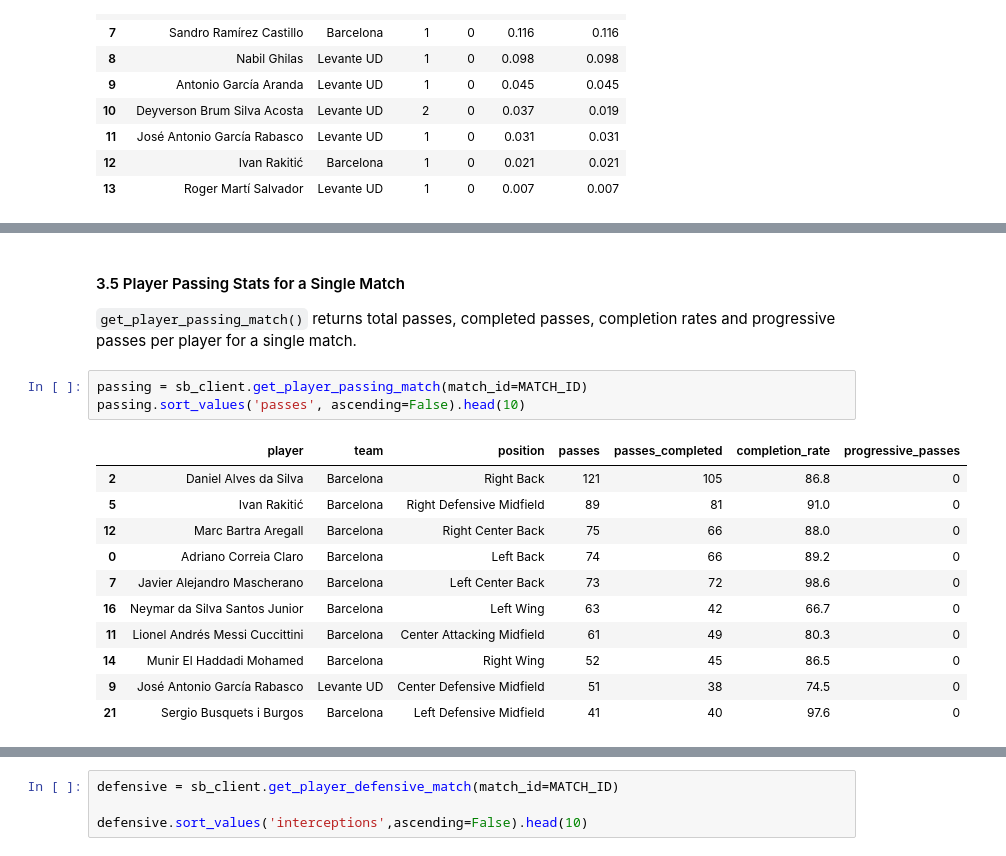
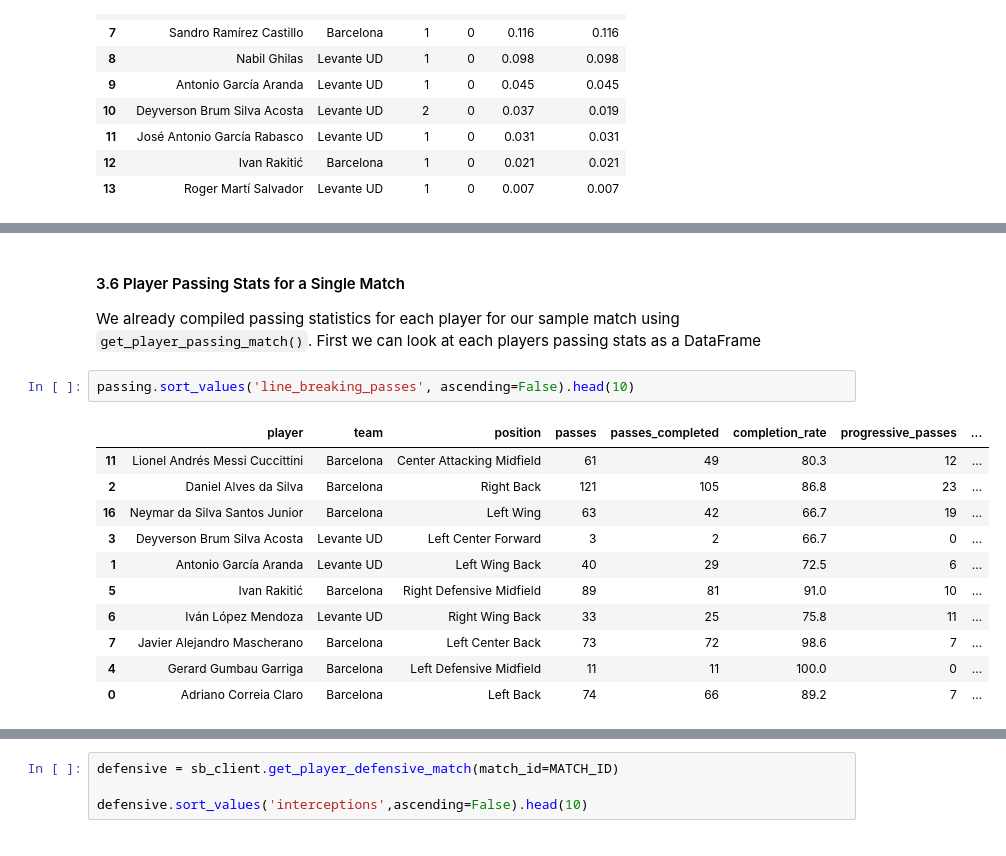
Before and after one commit to leventdusunceli/football_analytics, a Jupyter notebook: notebooks/football_analytics_demo.ipynb, the cells around one changed output, grey strips where cells are left out. Saved outputs shown, nothing was run; the diff lists cells and outputs as text.

```diff
--- a/notebooks/football_analytics_demo.ipynb
+++ b/notebooks/football_analytics_demo.ipynb
@@ -280,19 +328,18 @@ xg_ranking
 # %% [markdown]
-#### 3.5 Player Passing Stats for a Single Match
+#### 3.6 Player Passing Stats for a Single Match
 
-`get_player_passing_match()` returns total passes, completed passes, completion rates and progressive passes per player for a single match.
+We already compiled passing statistics for each player for our sample match using `get_player_passing_match()`. First we can look at each players passing stats as a DataFrame
 # %%
-passing = sb_client.get_player_passing_match(match_id=MATCH_ID)
-passing.sort_values('passes', ascending=False).head(10)
+passing.sort_values('line_breaking_passes', ascending=False).head(10)
 # %% [output]
-|  | player | team | position | passes | passes_completed | completion_rate | progressive_passes |
-| 2 | Daniel Alves da Silva | Barcelona | Right Back | 121 | 105 | 86.8 | 0 |
-| 5 | Ivan Rakitić | Barcelona | Right Defensive Midfield | 89 | 81 | 91.0 | 0 |
-| 12 | Marc Bartra Aregall | Barcelona | Right Center Back | 75 | 66 | 88.0 | 0 |
-| 0 | Adriano Correia Claro | Barcelona | Left Back | 74 | 66 | 89.2 | 0 |
-| 7 | Javier Alejandro Mascherano | Barcelona | Left Center Back | 73 | 72 | 98.6 | 0 |
-| 16 | Neymar da Silva Santos Junior | Barcelona | Left Wing | 63 | 42 | 66.7 | 0 |
-| 11 | Lionel Andrés Messi Cuccittini | Barcelona | Center Attacking Midfield | 61 | 49 | 80.3 | 0 |
-| 14 | Munir El Haddadi Mohamed | Barcelona | Right Wing | 52 | 45 | 86.5 | 0 |
-| 9 | José Antonio García Rabasco | Levante UD | Center Defensive Midfield | 51 | 38 | 74.5 | 0 |
-| 21 | Sergio Busquets i Burgos | Barcelona | Left Defensive Midfield | 41 | 40 | 97.6 | 0 |
+|  | player | team | position | passes | passes_completed | completion_rate | progressive_passes | ... |
+| 11 | Lionel Andrés Messi Cuccittini | Barcelona | Center Attacking Midfield | 61 | 49 | 80.3 | 12 | ... |
+| 2 | Daniel Alves da Silva | Barcelona | Right Back | 121 | 105 | 86.8 | 23 | ... |
+| 16 | Neymar da Silva Santos Junior | Barcelona | Left Wing | 63 | 42 | 66.7 | 19 | ... |
+| 3 | Deyverson Brum Silva Acosta | Levante UD | Left Center Forward | 3 | 2 | 66.7 | 0 | ... |
+| 1 | Antonio García Aranda | Levante UD | Left Wing Back | 40 | 29 | 72.5 | 6 | ... |
+| 5 | Ivan Rakitić | Barcelona | Right Defensive Midfield | 89 | 81 | 91.0 | 10 | ... |
+| 6 | Iván López Mendoza | Levante UD | Right Wing Back | 33 | 25 | 75.8 | 11 | ... |
+| 7 | Javier Alejandro Mascherano | Barcelona | Left Center Back | 73 | 72 | 98.6 | 7 | ... |
+| 4 | Gerard Gumbau Garriga | Barcelona | Left Defensive Midfield | 11 | 11 | 100.0 | 0 | ... |
+| 0 | Adriano Correia Claro | Barcelona | Left Back | 74 | 66 | 89.2 | 7 | ... |
```
Also changed, not shown: parts of 28 cells of this notebook.
